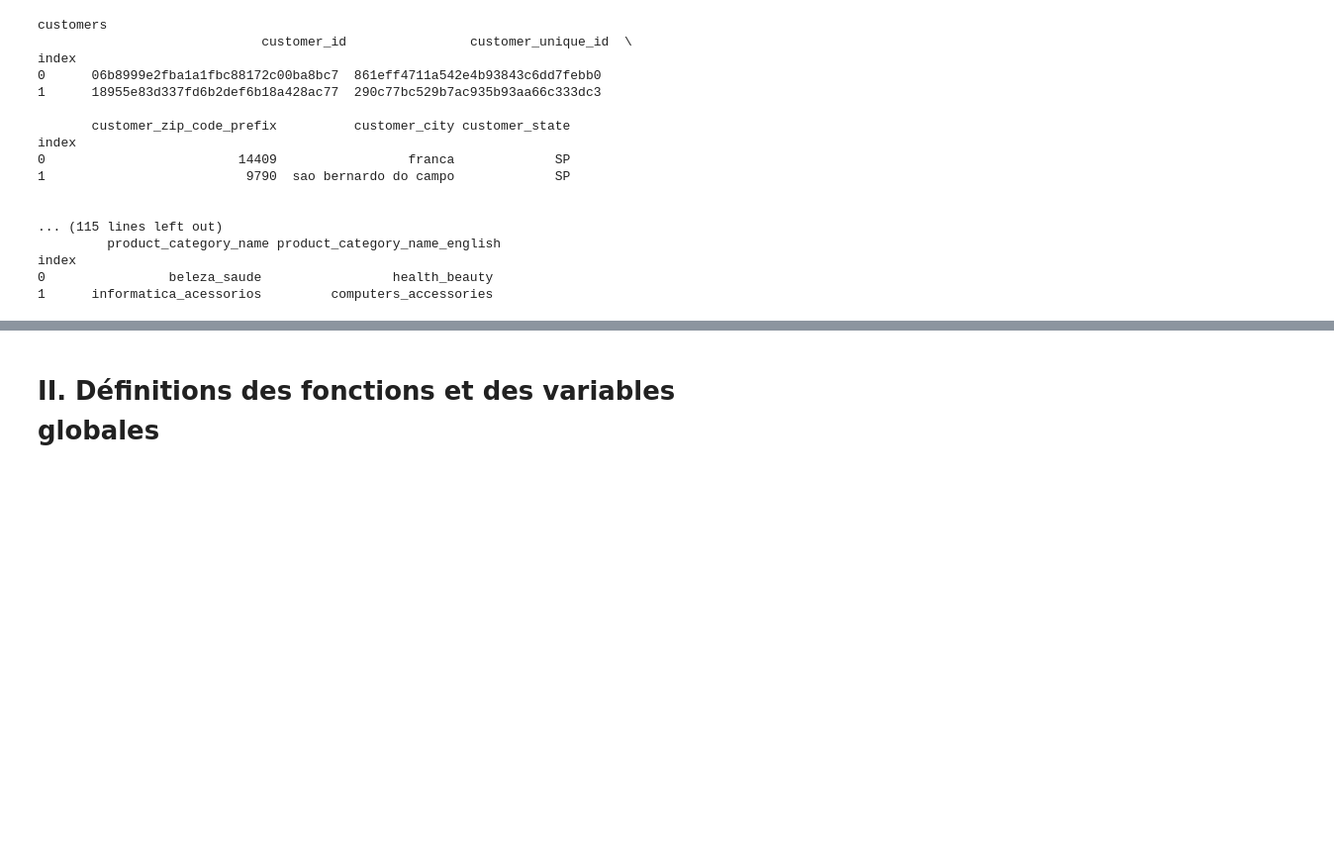
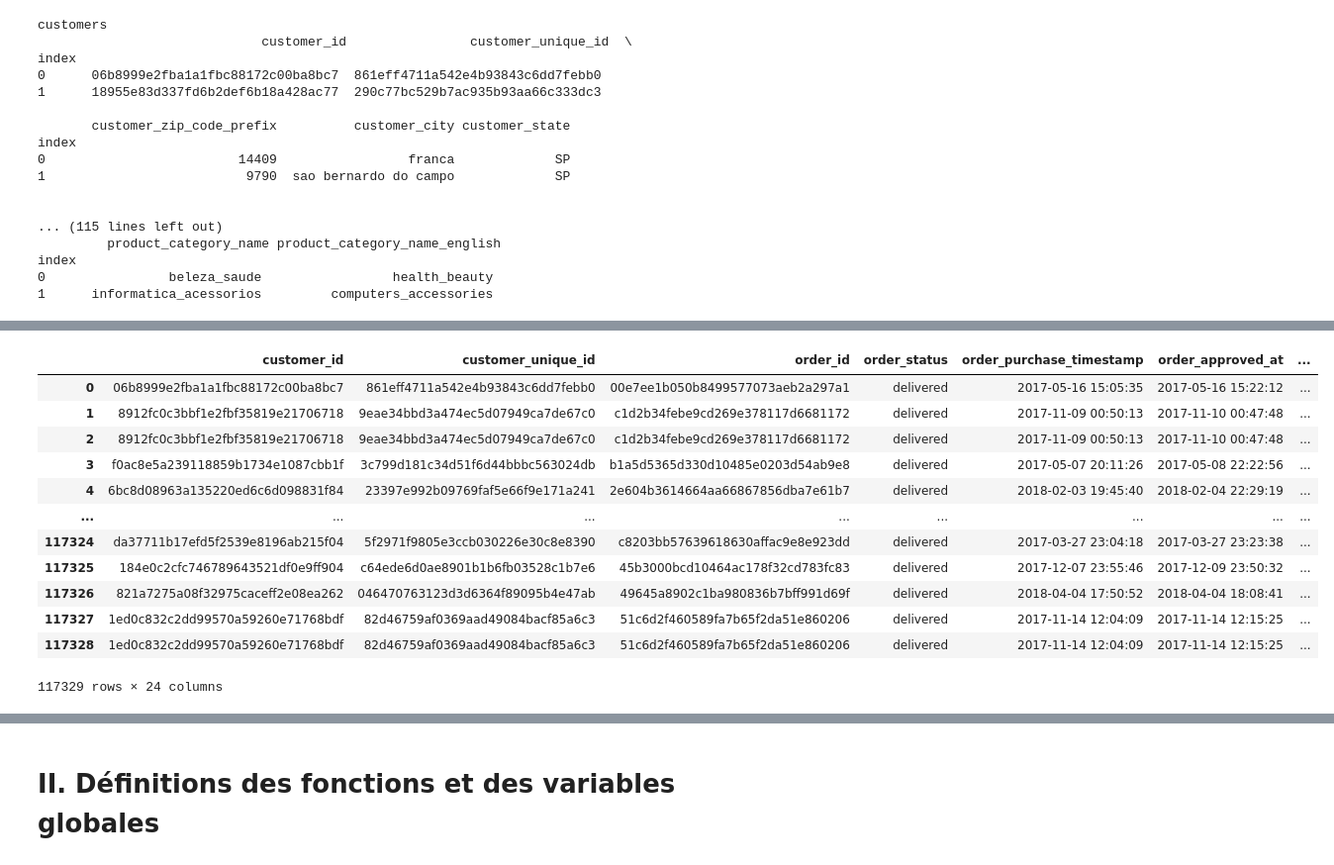
Before and after one commit to helenatong/oc_p5_Segmentez_des_clients_d_un_site_e-commerce, a Jupyter notebook: exploration.ipynb, the cells around one changed output, grey strips where cells are left out. Shown at 99% size. Cells and saved outputs as stored; diff of their text form; code cells hidden in the pictures; blank space fills up the shorter version.

```diff
--- a/exploration.ipynb
+++ b/exploration.ipynb
@@ -105,8 +105,15 @@ Table: sellers
 Table: translation
 # %%
 # récupérer les dataframes
-for table_name in dfs.keys():
-  locals()[f'df_{table_name}'] = dfs.get(table_name)
+df_customers      = dfs.get('customers')
+df_geoloc         = dfs.get('geoloc')
+df_order_items    = dfs.get('order_items')
+df_order_pymts    = dfs.get('order_pymts')
+df_order_reviews  = dfs.get('order_reviews')
+df_orders         = dfs.get('orders')
+df_products       = dfs.get('products')
+df_sellers        = dfs.get('sellers')
+df_translation    = dfs.get('translation')
 
 # vérifier l'importation
 for table_name in dfs.keys():
@@ -132,0 +146,19 @@ index
+# %%
+# créer le dataframe commun
+mask = ['customer_id', 'customer_unique_id']
+df = df_customers[mask].copy()
+
+df = df.merge(df_orders, how = 'inner', on = ['customer_id'])
+
+mask = ['order_id', 'review_score', 'review_creation_date', 'review_answer_timestamp']
+df = df.merge(df_order_reviews[mask], on = ['order_id'], how = 'inner')
+
+df = df.merge(df_order_pymts, on = ['order_id'], how = 'inner')
+
+mask = ['order_id', 'order_item_id', 'product_id']
+df = df.merge(df_order_items[mask], on = ['order_id'], how = 'inner')
+
+mask = ['product_id', 'product_category_name']
+df = df.merge(df_products[mask], on = ['product_id'], how = 'inner')
+
+df = df.merge(df_translation, on = ['product_category_name'], how = 'left') #s'il manque des traductions
@@ -132,0 +185,24 @@ index
+# %%
+df['order_status'].value_counts
+df['order_is_canceled'] = df['order_status'].apply(lambda x: 1 if x == 'canceled' else 0)
+
+df['order_delivered_customer_date'] = pd.to_datetime(df['order_delivered_customer_date'])
+df['order_estimated_delivery_date'] = pd.to_datetime(df['order_estimated_delivery_date'])
+
+df['date_diff'] = (df['order_estimated_delivery_date'] - df['order_delivered_customer_date']).dt.days
+df['delivered_late'] = df['date_diff'].apply(lambda x: 1 if x < 0 else 0)
+df
+# %% [output]
+|  | customer_id | customer_unique_id | order_id | order_status | order_purchase_timestamp | order_approved_at | ... |
+| 0 | 06b8999e2fba1a1fbc88172c00ba8bc7 | 861eff4711a542e4b93843c6dd7febb0 | 00e7ee1b050b8499577073aeb2a297a1 | delivered | 2017-05-16 15:05:35 | 2017-05-16 15:22:12 | ... |
+| 1 | 8912fc0c3bbf1e2fbf35819e21706718 | 9eae34bbd3a474ec5d07949ca7de67c0 | c1d2b34febe9cd269e378117d6681172 | delivered | 2017-11-09 00:50:13 | 2017-11-10 00:47:48 | ... |
+| 2 | 8912fc0c3bbf1e2fbf35819e21706718 | 9eae34bbd3a474ec5d07949ca7de67c0 | c1d2b34febe9cd269e378117d6681172 | delivered | 2017-11-09 00:50:13 | 2017-11-10 00:47:48 | ... |
+| 3 | f0ac8e5a239118859b1734e1087cbb1f | 3c799d181c34d51f6d44bbbc563024db | b1a5d5365d330d10485e0203d54ab9e8 | delivered | 2017-05-07 20:11:26 | 2017-05-08 22:22:56 | ... |
+| 4 | 6bc8d08963a135220ed6c6d098831f84 | 23397e992b09769faf5e66f9e171a241 | 2e604b3614664aa66867856dba7e61b7 | delivered | 2018-02-03 19:45:40 | 2018-02-04 22:29:19 | ... |
+| ... | ... | ... | ... | ... | ... | ... | ... |
+| 117324 | da37711b17efd5f2539e8196ab215f04 | 5f2971f9805e3ccb030226e30c8e8390 | c8203bb57639618630affac9e8e923dd | delivered | 2017-03-27 23:04:18 | 2017-03-27 23:23:38 | ... |
+| 117325 | 184e0c2cfc746789643521df0e9ff904 | c64ede6d0ae8901b1b6fb03528c1b7e6 | 45b3000bcd10464ac178f32cd783fc83 | delivered | 2017-12-07 23:55:46 | 2017-12-09 23:50:32 | ... |
+| 117326 | 821a7275a08f32975caceff2e08ea262 | 046470763123d3d6364f89095b4e47ab | 49645a8902c1ba980836b7bff991d69f | delivered | 2018-04-04 17:50:52 | 2018-04-04 18:08:41 | ... |
+| 117327 | 1ed0c832c2dd99570a59260e71768bdf | 82d46759af0369aad49084bacf85a6c3 | 51c6d2f460589fa7b65f2da51e860206 | delivered | 2017-11-14 12:04:09 | 2017-11-14 12:15:25 | ... |
+| 117328 | 1ed0c832c2dd99570a59260e71768bdf | 82d46759af0369aad49084bacf85a6c3 | 51c6d2f460589fa7b65f2da51e860206 | delivered | 2017-11-14 12:04:09 | 2017-11-14 12:15:25 | ... |
+117329 rows × 24 columns
```
Also changed, not shown: parts of 11 cells of this notebook.
